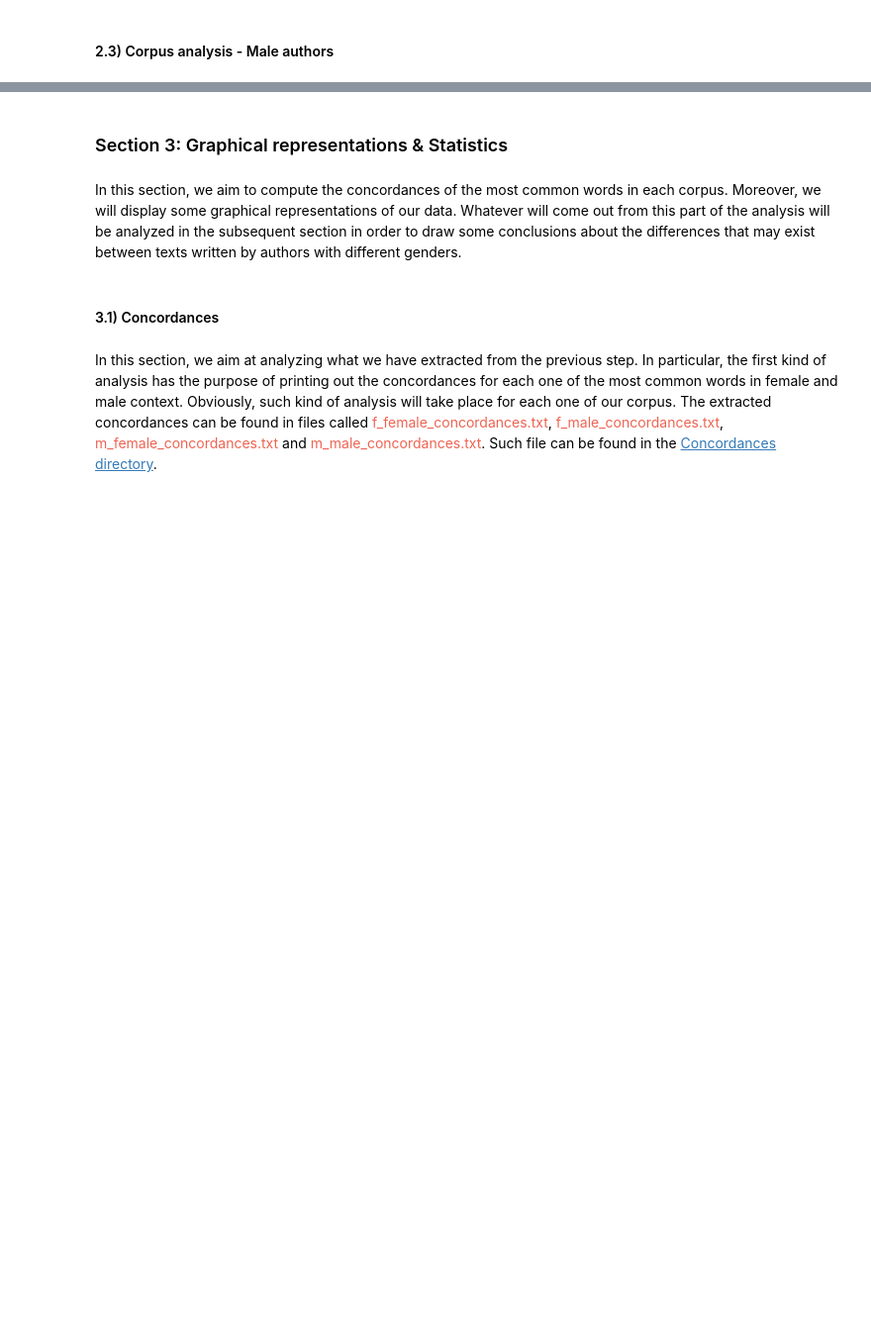
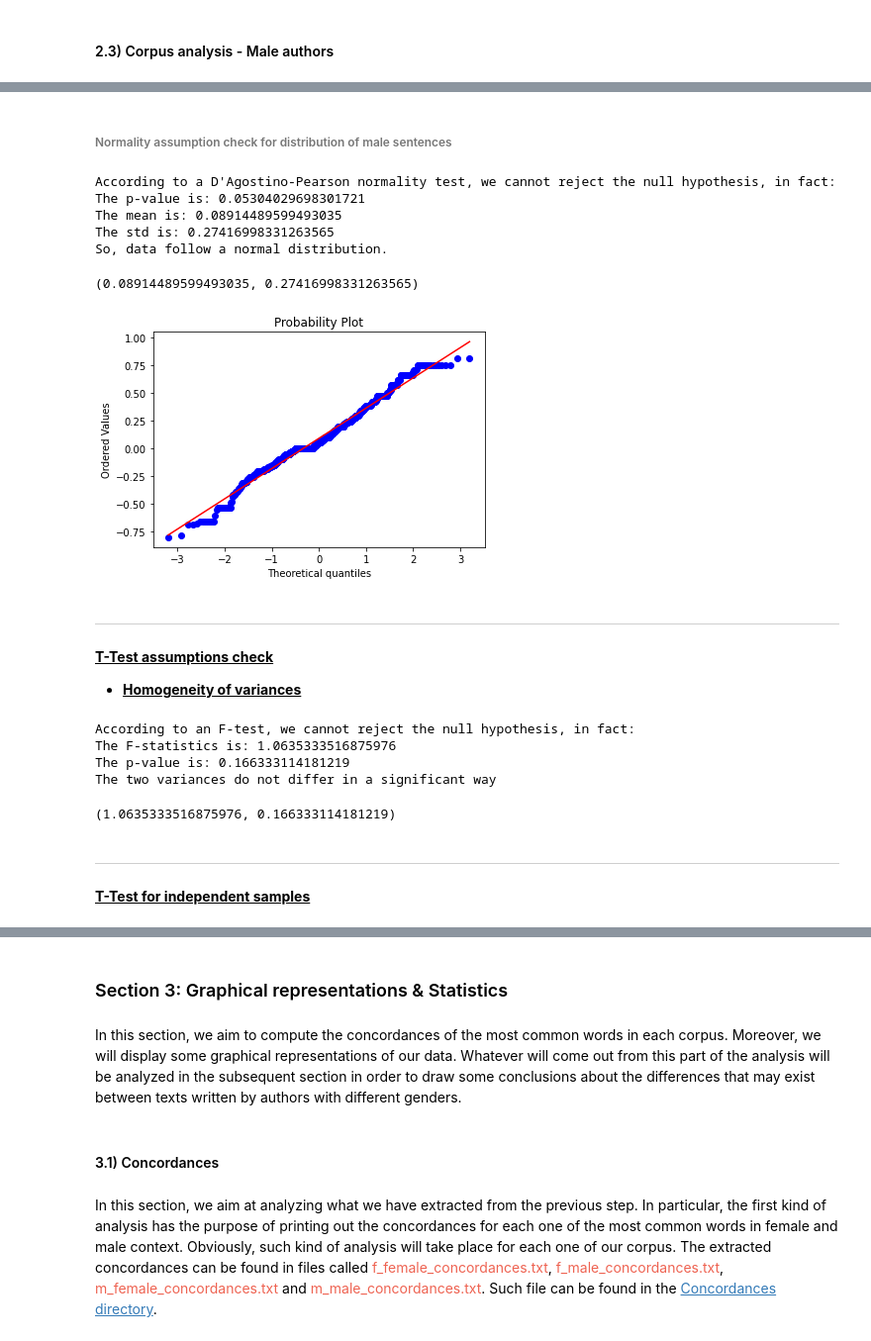
Before and after one commit to gobbykid/corpora_analytics, a Jupyter notebook: analytics.ipynb, the cells around one changed output, grey strips where cells are left out. Shown at 99% size. Cells and saved outputs as stored; diff of their text form; code cells hidden in the pictures; blank space fills up the shorter version.

```diff
--- a/analytics.ipynb
+++ b/analytics.ipynb
@@ -767,0 +943,29 @@ Obviously, this time we will make use of the other dictionaries.
+# %% [markdown]
+###### Normality assumption check for distribution of male sentences
+# %%
+check_distribution(m_m_sample)
+# %% [output]
+According to a D'Agostino-Pearson normality test, we cannot reject the null hypothesis, in fact:
+The p-value is: 0.05304029698301721
+The mean is: 0.08914489599493035
+The std is: 0.27416998331263565
+So, data follow a normal distribution.
+(0.08914489599493035, 0.27416998331263565)
+[figure, added]
+# %% [markdown]
+---------------
+# %% [markdown]
+<b><u>T-Test assumptions check</u></b>
+- <b><u>Homogeneity of variances</u></b>
+# %%
+f_test(m_f_sample, m_m_sample)
+# %% [output]
+According to an F-test, we cannot reject the null hypothesis, in fact:
+The F-statistics is: 1.0635333516875976
+The p-value is: 0.166333114181219
+The two variances do not differ in a significant way
+(1.0635333516875976, 0.166333114181219)
+# %% [markdown]
+-------
+# %% [markdown]
+<b><u>T-Test for independent samples</u></b>
```
Also changed, not shown: parts of 161 cells of this notebook, 2 other files.
